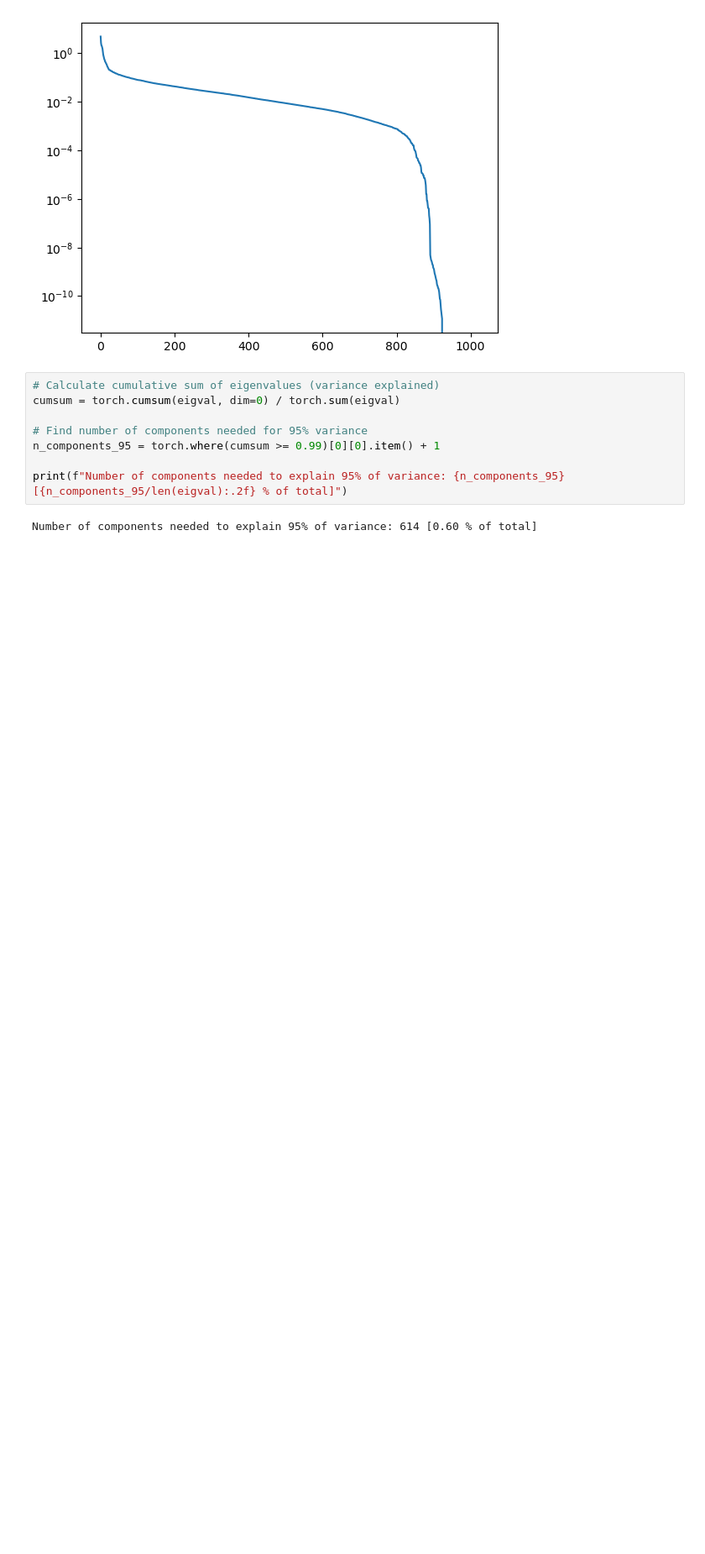
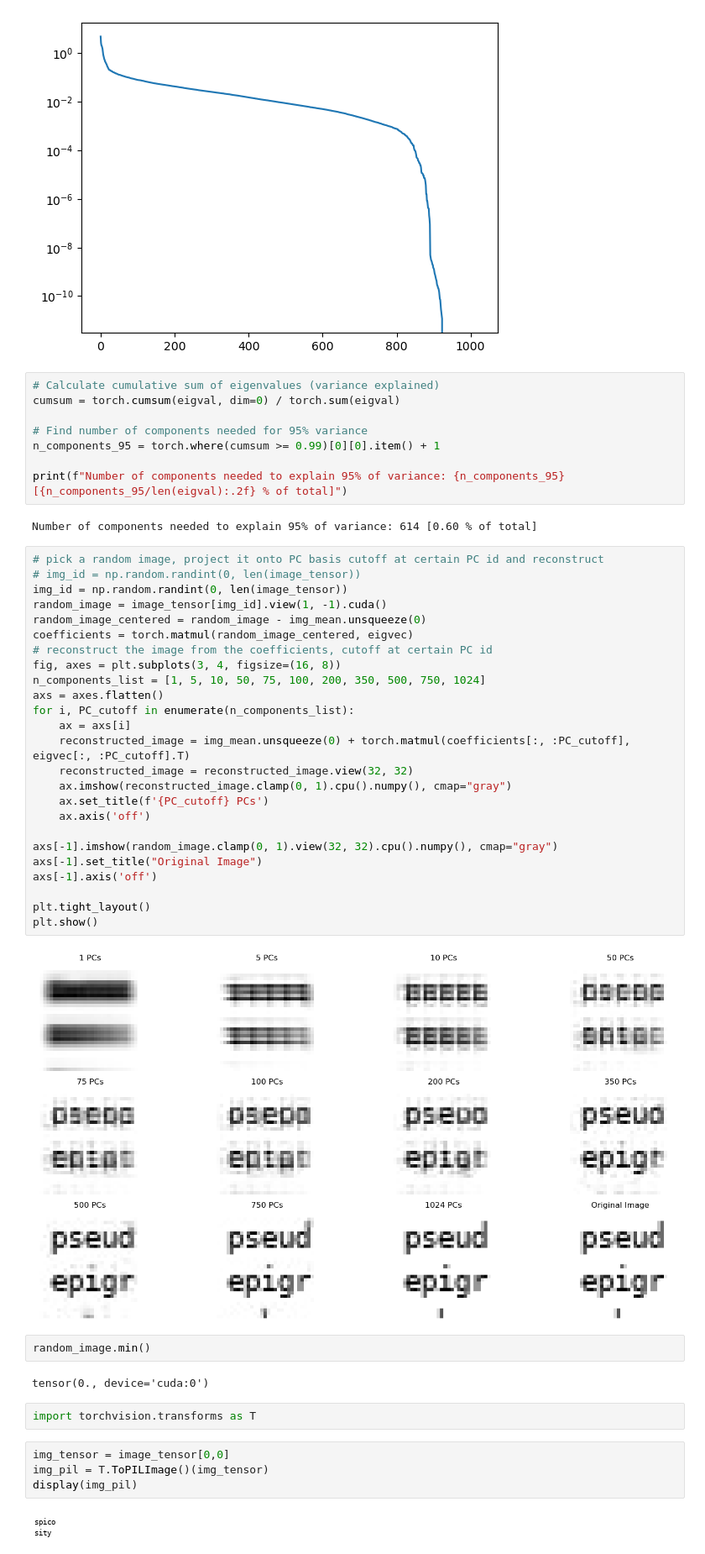
Before and after one commit to Animadversio/DiffusionLearningCurve, a Jupyter notebook: notebook/dataset_face_text.ipynb, the cells around one changed output. Shown at 84% size. Cells and saved outputs as stored; diff of their text form; blank space fills up the shorter version.

Commit message:
add text learning curve

```diff
--- a/notebook/dataset_face_text.ipynb
+++ b/notebook/dataset_face_text.ipynb
@@ -410,3 +410,42 @@ n_components_95 = torch.where(cumsum >= 0.99)[0][0].item() + 1
 print(f"Number of components needed to explain 95% of variance: {n_components_95} [{n_components_95/len(eigval):.2f} % of total]")
 # %% [output]
 Number of components needed to explain 95% of variance: 614 [0.60 % of total]
+# %%
+# pick a random image, project it onto PC basis cutoff at certain PC id and reconstruct
+# img_id = np.random.randint(0, len(image_tensor))
+img_id = np.random.randint(0, len(image_tensor))
+random_image = image_tensor[img_id].view(1, -1).cuda()
+random_image_centered = random_image - img_mean.unsqueeze(0)
+coefficients = torch.matmul(random_image_centered, eigvec)
+# reconstruct the image from the coefficients, cutoff at certain PC id
+fig, axes = plt.subplots(3, 4, figsize=(16, 8))
+n_components_list = [1, 5, 10, 50, 75, 100, 200, 350, 500, 750, 1024]
+axs = axes.flatten()
+for i, PC_cutoff in enumerate(n_components_list):
+    ax = axs[i]
+    reconstructed_image = img_mean.unsqueeze(0) + torch.matmul(coefficients[:, :PC_cutoff], eigvec[:, :PC_cutoff].T)
+    reconstructed_image = reconstructed_image.view(32, 32)
+    ax.imshow(reconstructed_image.clamp(0, 1).cpu().numpy(), cmap="gray")
+    ax.set_title(f'{PC_cutoff} PCs')
+    ax.axis('off')
+
+axs[-1].imshow(random_image.clamp(0, 1).view(32, 32).cpu().numpy(), cmap="gray")
+axs[-1].set_title("Original Image")
+axs[-1].axis('off')
+
+plt.tight_layout()
+plt.show()
+# %% [output]
+[figure, added]
+# %%
+random_image.min()
+# %% [output]
+tensor(0., device='cuda:0')
+# %%
+import torchvision.transforms as T
+# %%
+img_tensor = image_tensor[0,0]
+img_pil = T.ToPILImage()(img_tensor)
+display(img_pil)
+# %% [output]
+[figure, added]
```
Also changed, not shown: parts of 3 cells of this notebook, 1 other file.
